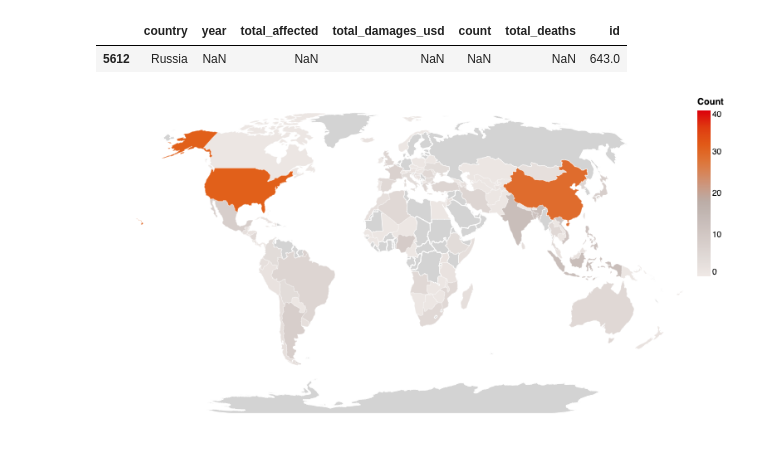
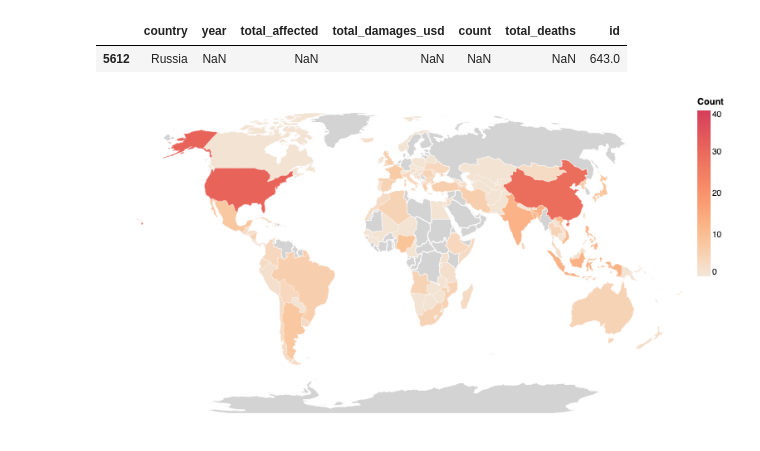
Before and after one commit to mel-liow/climate-analysis, a Jupyter notebook: climate_analysis.ipynb, the cells around one changed output. Drawn from its saved outputs; the diff is of its cells as text; code cells hidden in the pictures.

Commit message:
change color scheme

```diff
--- a/climate_analysis.ipynb
+++ b/climate_analysis.ipynb
@@ -328,36 +328,36 @@ world_map = alt.Chart(natural_disasters_merged).mark_geoshape(
     strokeWidth=0.20
 ).encode(
         color=alt.Color(
-            'count:Q', scale=alt.Scale(scheme="lightgreyred", domain=[0,40]),
+            'count:Q', scale=alt.Scale(scheme="lightorange", domain=[0,40]),
             title="Count"
         ),
         tooltip=[
             alt.Tooltip("country:N", title="Country"),
             alt.Tooltip("count:Q", title="Number of natural disasters"),
             alt.Tooltip("id:Q", title="ID"),
 
         ]
 ).add_selection(
     select_year
 ).transform_filter(
     select_year
 ).transform_lookup(
         lookup='id',
         from_=alt.LookupData(countries,
                              key='id',
                              fields=["type", "properties", "geometry"])
 )
 
 final_map = (
     (background + world_map)
     .configure_view(strokeWidth=0)
     .properties(width=700, height=400)
     .project("naturalEarth1")
     .configure_view(stroke=None)
 )
 final_map
 # %% [output]
-[figure, old version]
+[figure, new version]
 # %%
 temp_deaths = pd.read_csv('data/extreme_temperature_deaths_annual_number.csv')
 # %%
```
Also changed, not shown: parts of 4 cells of this notebook.
